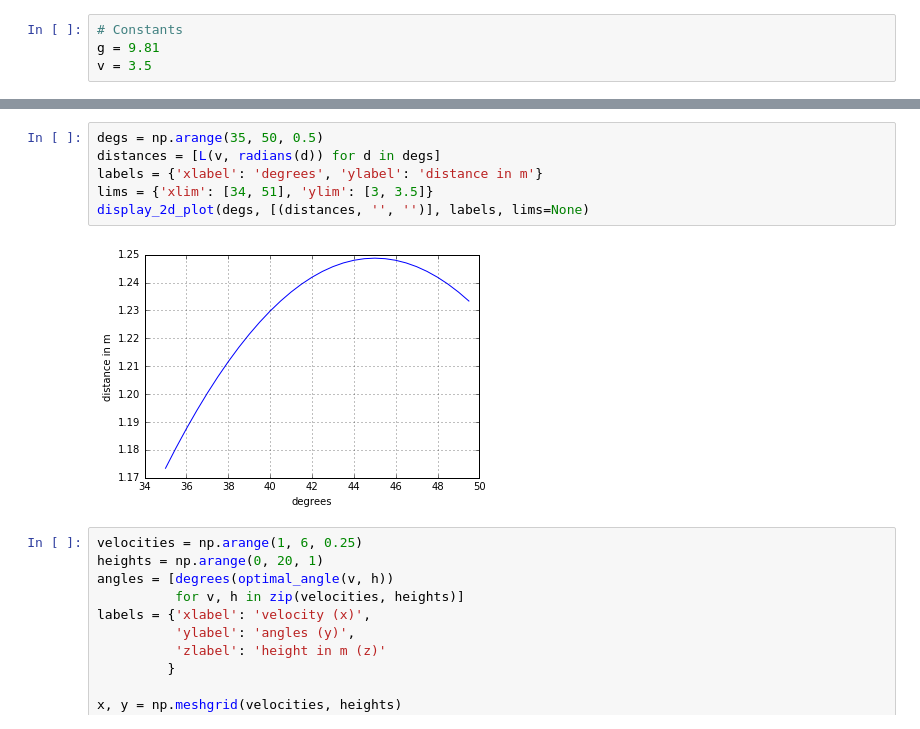
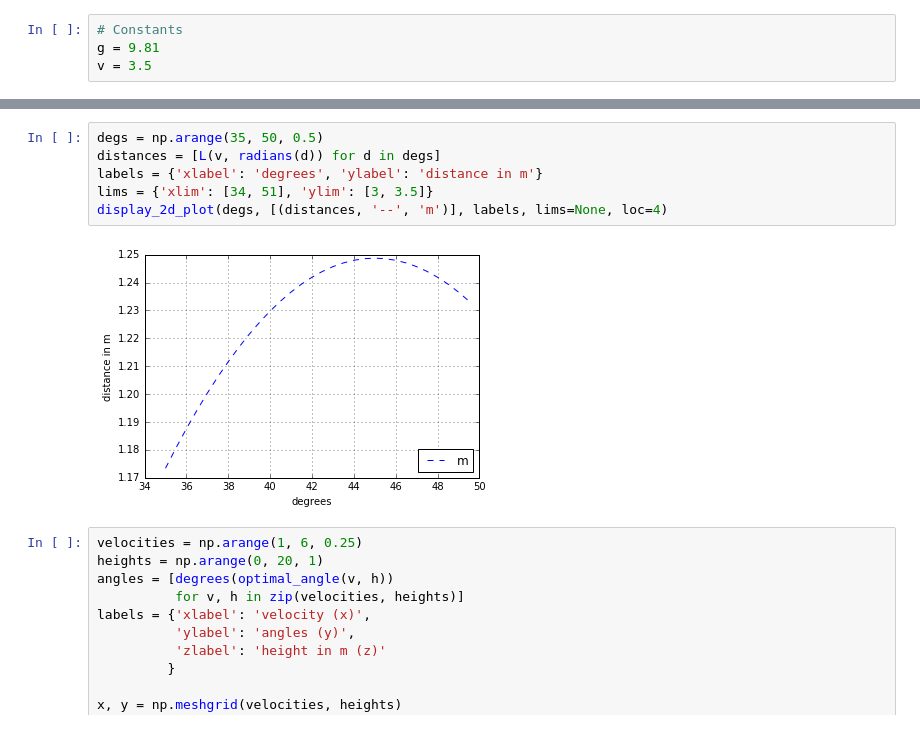
Before and after one commit to nlpet/studies, a Jupyter notebook: maths/swing.ipynb, the cells around one changed output, grey strips where cells are left out. Saved outputs shown, nothing was run; the diff lists cells and outputs as text.

```diff
--- a/maths/swing.ipynb
+++ b/maths/swing.ipynb
@@ -71,11 +75,11 @@ def display_3d_gca_plot(x, y, z, labels):
 # %%
 degs = np.arange(35, 50, 0.5)
 distances = [L(v, radians(d)) for d in degs]
 labels = {'xlabel': 'degrees', 'ylabel': 'distance in m'}
 lims = {'xlim': [34, 51], 'ylim': [3, 3.5]}
-display_2d_plot(degs, [(distances, '', '')], labels, lims=None)
+display_2d_plot(degs, [(distances, '--', 'm')], labels, lims=None, loc=4)
 # %% [output]
-[figure, old version]
+[figure, new version]
 # %%
 velocities = np.arange(1, 6, 0.25)
 heights = np.arange(0, 20, 1)
```
Also changed, not shown: parts of 5 cells of this notebook.
